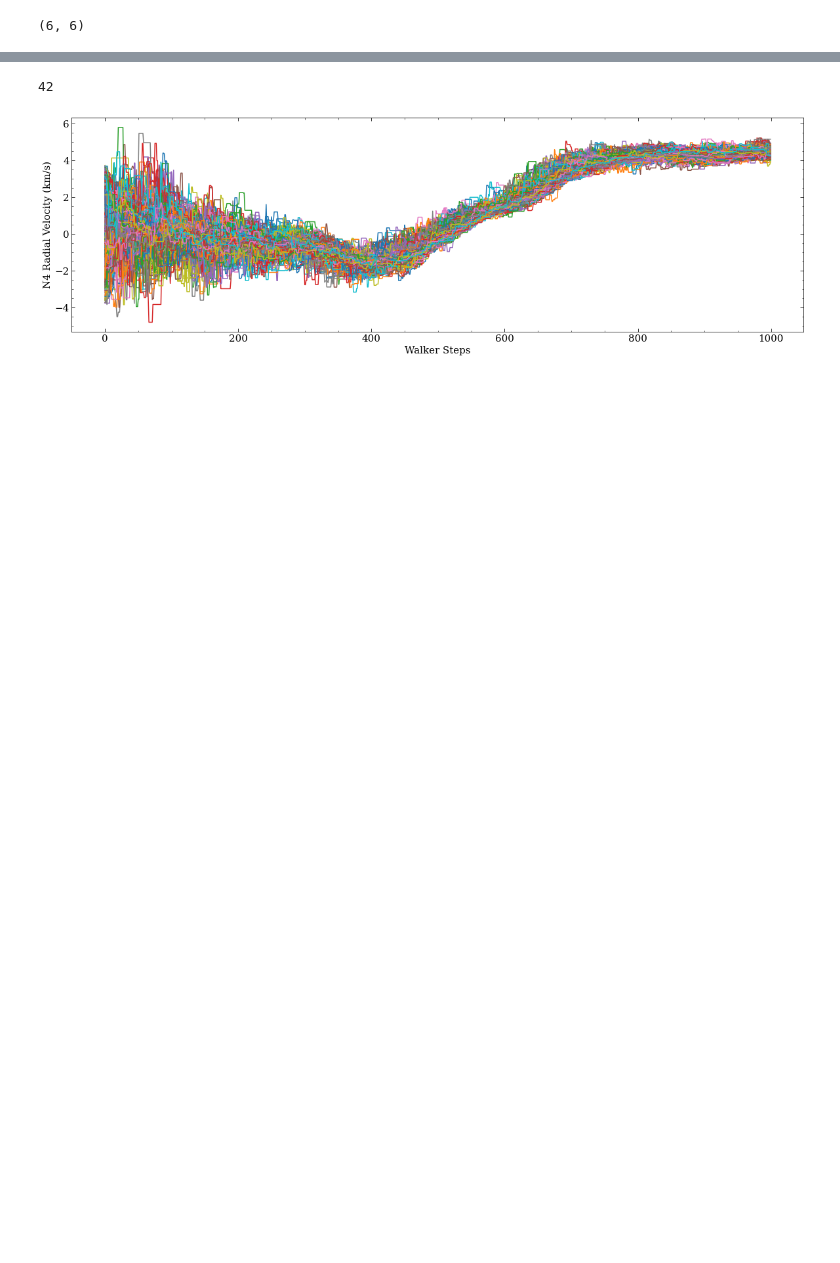
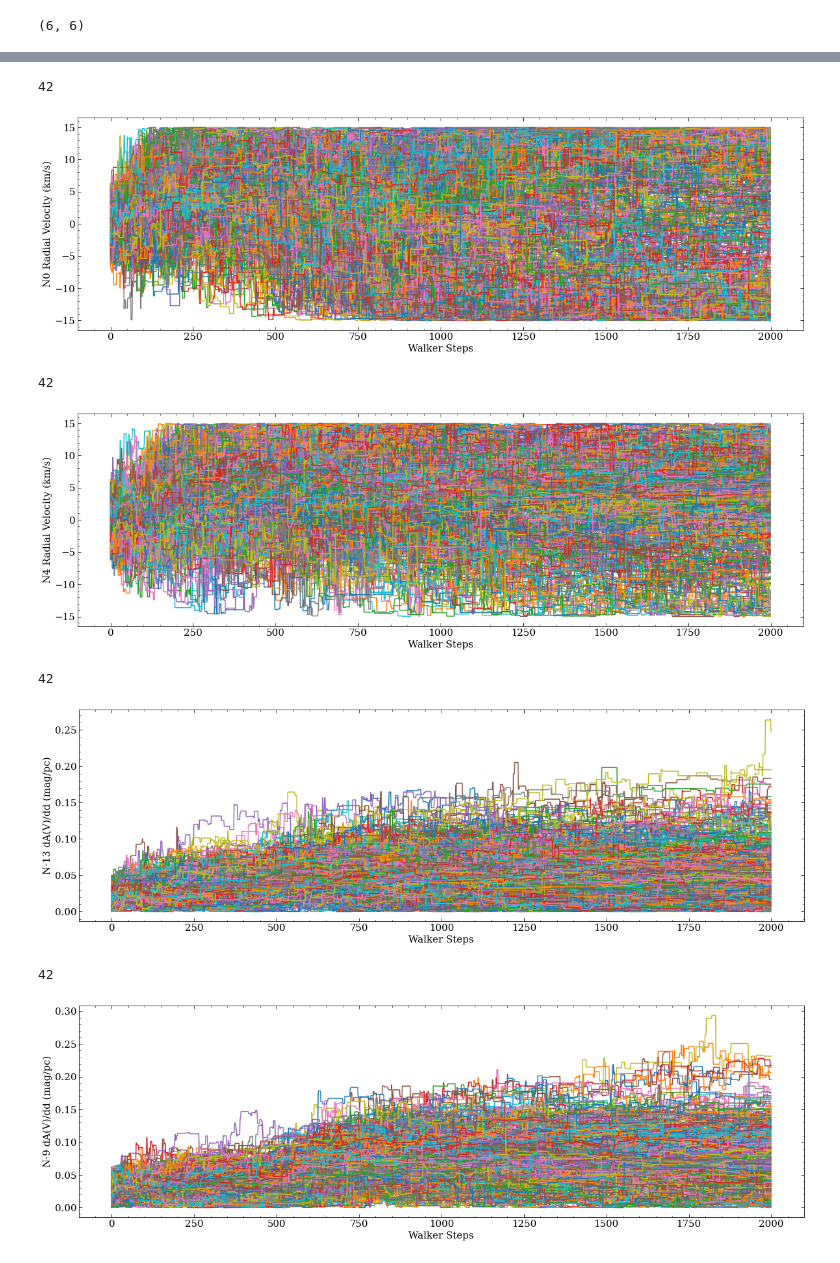
Before and after one commit to aidantmcb/CACloudKT, a Jupyter notebook: 230530_CACloudKT_v2.ipynb, the cells around one changed output, grey strips where cells are left out. Saved outputs shown, nothing was run; the diff lists cells and outputs as text; code cells hidden in the pictures; blank space fills up the shorter version.

```diff
--- a/230530_CACloudKT_v2.ipynb
+++ b/230530_CACloudKT_v2.ipynb
@@ -312,0 +309,8 @@ np.sum(a.voxel_dAVdd * 5)
+# %%
+fig, ax = plt.subplots(figsize = (6, 10))
+norm = Normalize(vmin = np.min(a.stars['DIST']), vmax = np.max(a.stars['DIST']))
+cmap = matplotlib.cm.ScalarMappable(norm = norm)
+for i in range(len(a2.stars)):
+    print(norm(a2.stars['DIST'][i]))
+
+    ax.plot(wavs_window, a2.signals[i] + 0.05 * i,)
@@ -458,6 +475,7 @@ def MCMC_scary(sl, steps = 1000, nwalkers = 100):
     nstar = len(sl.stars)
     ndim_amp = int(ndim + ndim * nstar)
 
+
     # dAVdd_prior = sl.dAVdd[:]
     # dAVdd_prior[dAVdd_prior == 0] = np.nan
     # dAVdd_prior_med = np.nanmedian(dAVdd_prior, axis = 1)
@@ -465,14 +483,13 @@ def MCMC_scary(sl, steps = 1000, nwalkers = 100):
     # gaussparams = (dAVdd_prior_med, dAVdd_prior_std)
     # print(gaussparams)
 
+
     sampler = emcee.EnsembleSampler(nwalkers, ndim_amp , logprob_2,
                                     kwargs={'sl': sl,  'prior_mult':  3, 'v_max': 5, 'sigma': signal_errs})
-    init = 7.5 *(np.random.random((nwalkers, ndim_amp)) - 0.5)
+    init = 12.5 *(np.random.random((nwalkers, ndim_amp)) - 0.5)
 
-    init[:, ndim:] = np.abs(sl.dAVdd.ravel()[np.newaxis, :] + 0.5*(np.random.random(init[:, ndim:].shape)-0.5))
-    # plt.hist(init[:, ndim:])
-    print(init.shape)
-
+    init[:, ndim:] = np.abs(sl.dAVdd.ravel()[np.newaxis, :] + 0.1*(np.random.random(init[:, ndim:].shape)-0.5))
+    print('NDIM:', ndim, 'NSTAR:', nstar, 'INITSHAPE:', init.shape)
 
     sampler.run_mcmc(init,  steps);
 
@@ -480,6 +501,6 @@ def MCMC_scary(sl, steps = 1000, nwalkers = 100):
 # %%
-stp = 1000
-sampler, ndim, ndim_amp = MCMC_scary(a, steps = stp, nwalkers = 500)
+stp = 2000
+sampler, ndim, ndim_amp = MCMC_scary(a2, steps = stp, nwalkers = 500)
 # sampler1, ndim1, ndim_amp1 = MCMC(a1, steps = stp)
 # sampler2, ndim2, ndim_amp2 = MCMC(a2, steps = stp)
 # sampler3, ndim3, ndim_amp3 = MCMC(a3, steps = stp)
@@ -491,0 +534,5 @@ sampler.chain.shape
+# %%
+fig, ax= plt.subplots(figsize = (16, 6))
+ax.plot(sampler.get_log_prob())
+# ax.set_ylim(-1e3, 0)
+plt.show()
@@ -498,33 +547,40 @@ def burnin(sampler, i, sl=a, label = ''):
     if range(ndim)[i] < int(nbin):
         label = 'N{} Radial Velocity (km/s)'.format(i)
     else:
         label = 'N{} dA(V)/dd (mag/pc)'.format(i - int(ndim/2))
 
     normalize = matplotlib.colors.Normalize(-10, 10)
     cmap = matplotlib.cm.viridis
     cmappable = matplotlib.cm.ScalarMappable(norm = normalize, cmap = cmap)
     colors = cmap(np.linspace(0,1,ndim))
 
     # for i in range(ndim):
     walkers = sampler.chain[:,:,i].T
     points = ax.plot(walkers)
 
     cutoff = 50
     median = np.median(walkers[cutoff:, :])
     perc16err =  median - np.percentile(walkers[cutoff:, :], 16)
     perc84err =  np.percentile(walkers[cutoff:, :], 84) - median
     stdeviation =  np.std(walkers[cutoff,:], ddof = 1)
 
 
     # plt.errorbar(x = 500 + 0.05 * 500, y = median, yerr = stdeviation, fmt = 'o', capsize = 2)
 
     # fig.colorbar(cmappable, label = 'Velocity ')
     ax.set_xlabel("Walker Steps")
     ax.set_ylabel(label)
     plt.show()
 
-burnin(sampler, 4, sl = a, label = '')
+for i in range(0, 16, 4):
+    burnin(sampler, i, sl = a, label = '')
 # %% [output]
 42
-[figure, old version]
+[figure, new version]
+42
+[figure, added]
+42
+[figure, added]
+42
+[figure, added]
 # %%
```
Also changed, not shown: parts of 21 cells of this notebook, 1 other file.
